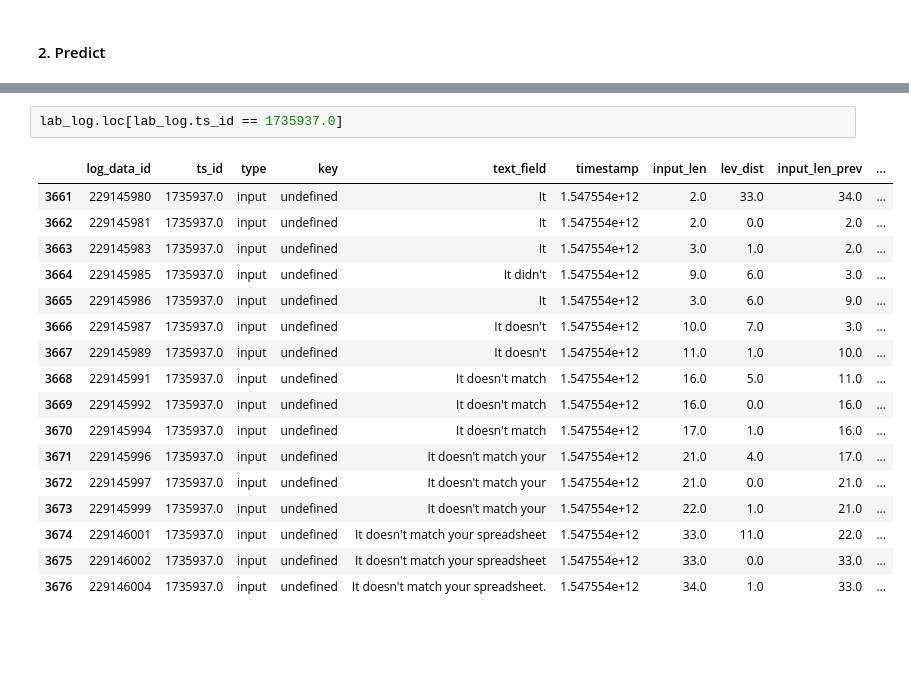
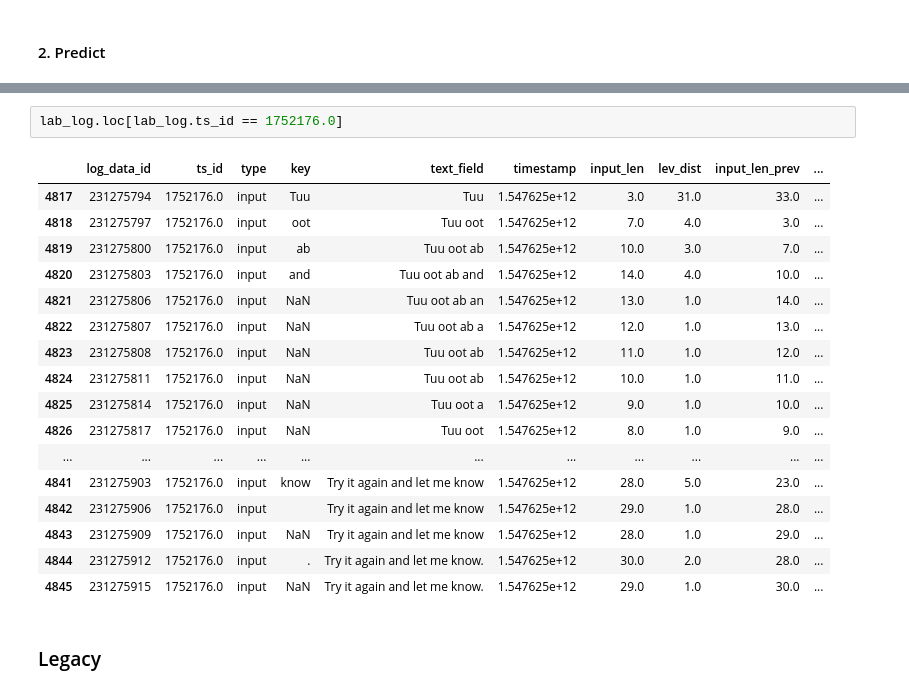
Before and after one commit to cashaddy/typing_automation, a Jupyter notebook: word_aggregate.ipynb, the cells around one changed output, grey strips where cells are left out. Saved outputs shown, nothing was run; the diff lists cells and outputs as text; blank space fills up the shorter version.

```diff
--- a/word_aggregate.ipynb
+++ b/word_aggregate.ipynb
@@ -371,20 +423,22 @@ c.loc[c.ts_id == c.loc[c.text_field.str.contains('s working',regex=False),'ts_id
 # %%
-lab_log.loc[lab_log.ts_id == 1735937.0]
+lab_log.loc[lab_log.ts_id == 1752176.0]
 # %% [output]
 |  | log_data_id | ts_id | type | key | text_field | timestamp | input_len | lev_dist | input_len_prev | ... |
-| 3661 | 229145980 | 1735937.0 | input | undefined | It | 1.547554e+12 | 2.0 | 33.0 | 34.0 | ... |
-| 3662 | 229145981 | 1735937.0 | input | undefined | It | 1.547554e+12 | 2.0 | 0.0 | 2.0 | ... |
-| 3663 | 229145983 | 1735937.0 | input | undefined | It | 1.547554e+12 | 3.0 | 1.0 | 2.0 | ... |
-| 3664 | 229145985 | 1735937.0 | input | undefined | It didn't | 1.547554e+12 | 9.0 | 6.0 | 3.0 | ... |
-| 3665 | 229145986 | 1735937.0 | input | undefined | It | 1.547554e+12 | 3.0 | 6.0 | 9.0 | ... |
-| 3666 | 229145987 | 1735937.0 | input | undefined | It doesn't | 1.547554e+12 | 10.0 | 7.0 | 3.0 | ... |
-| 3667 | 229145989 | 1735937.0 | input | undefined | It doesn't | 1.547554e+12 | 11.0 | 1.0 | 10.0 | ... |
-| 3668 | 229145991 | 1735937.0 | input | undefined | It doesn't match | 1.547554e+12 | 16.0 | 5.0 | 11.0 | ... |
-| 3669 | 229145992 | 1735937.0 | input | undefined | It doesn't match | 1.547554e+12 | 16.0 | 0.0 | 16.0 | ... |
-| 3670 | 229145994 | 1735937.0 | input | undefined | It doesn't match | 1.547554e+12 | 17.0 | 1.0 | 16.0 | ... |
-| 3671 | 229145996 | 1735937.0 | input | undefined | It doesn't match your | 1.547554e+12 | 21.0 | 4.0 | 17.0 | ... |
-| 3672 | 229145997 | 1735937.0 | input | undefined | It doesn't match your | 1.547554e+12 | 21.0 | 0.0 | 21.0 | ... |
-| 3673 | 229145999 | 1735937.0 | input | undefined | It doesn't match your | 1.547554e+12 | 22.0 | 1.0 | 21.0 | ... |
-| 3674 | 229146001 | 1735937.0 | input | undefined | It doesn't match your spreadsheet | 1.547554e+12 | 33.0 | 11.0 | 22.0 | ... |
-| 3675 | 229146002 | 1735937.0 | input | undefined | It doesn't match your spreadsheet | 1.547554e+12 | 33.0 | 0.0 | 33.0 | ... |
-| 3676 | 229146004 | 1735937.0 | input | undefined | It doesn't match your spreadsheet. | 1.547554e+12 | 34.0 | 1.0 | 33.0 | ... |
+| 4817 | 231275794 | 1752176.0 | input | Tuu | Tuu | 1.547625e+12 | 3.0 | 31.0 | 33.0 | ... |
+| 4818 | 231275797 | 1752176.0 | input | oot | Tuu oot | 1.547625e+12 | 7.0 | 4.0 | 3.0 | ... |
+| 4819 | 231275800 | 1752176.0 | input | ab | Tuu oot ab | 1.547625e+12 | 10.0 | 3.0 | 7.0 | ... |
+| 4820 | 231275803 | 1752176.0 | input | and | Tuu oot ab and | 1.547625e+12 | 14.0 | 4.0 | 10.0 | ... |
+| 4821 | 231275806 | 1752176.0 | input | NaN | Tuu oot ab an | 1.547625e+12 | 13.0 | 1.0 | 14.0 | ... |
+| 4822 | 231275807 | 1752176.0 | input | NaN | Tuu oot ab a | 1.547625e+12 | 12.0 | 1.0 | 13.0 | ... |
+| 4823 | 231275808 | 1752176.0 | input | NaN | Tuu oot ab | 1.547625e+12 | 11.0 | 1.0 | 12.0 | ... |
+| 4824 | 231275811 | 1752176.0 | input | NaN | Tuu oot ab | 1.547625e+12 | 10.0 | 1.0 | 11.0 | ... |
+| 4825 | 231275814 | 1752176.0 | input | NaN | Tuu oot a | 1.547625e+12 | 9.0 | 1.0 | 10.0 | ... |
+| 4826 | 231275817 | 1752176.0 | input | NaN | Tuu oot | 1.547625e+12 | 8.0 | 1.0 | 9.0 | ... |
+| ... | ... | ... | ... | ... | ... | ... | ... | ... | ... | ... |
+| 4841 | 231275903 | 1752176.0 | input | know | Try it again and let me know | 1.547625e+12 | 28.0 | 5.0 | 23.0 | ... |
+| 4842 | 231275906 | 1752176.0 | input |  | Try it again and let me know | 1.547625e+12 | 29.0 | 1.0 | 28.0 | ... |
+| 4843 | 231275909 | 1752176.0 | input | NaN | Try it again and let me know | 1.547625e+12 | 28.0 | 1.0 | 29.0 | ... |
+| 4844 | 231275912 | 1752176.0 | input | . | Try it again and let me know. | 1.547625e+12 | 30.0 | 2.0 | 28.0 | ... |
+| 4845 | 231275915 | 1752176.0 | input | NaN | Try it again and let me know. | 1.547625e+12 | 29.0 | 1.0 | 30.0 | ... |
+# %% [markdown]
+### Legacy
```
Also changed, not shown: parts of 45 cells of this notebook.
